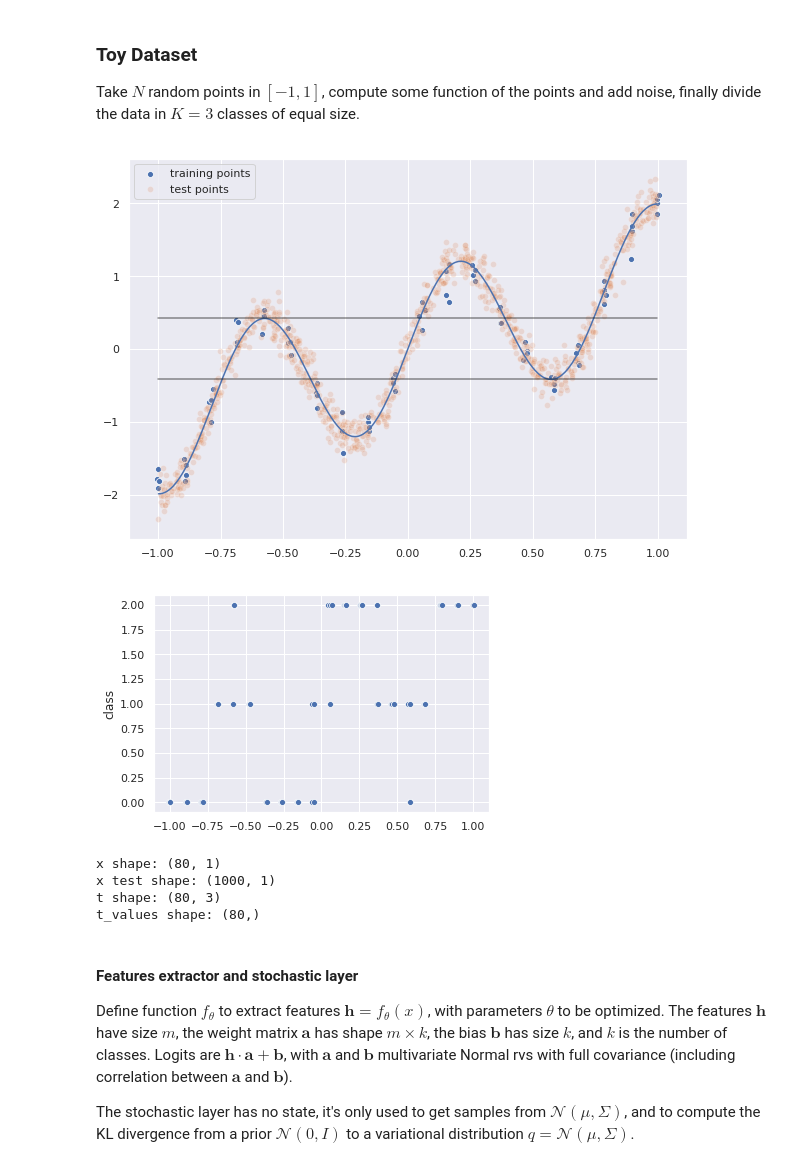
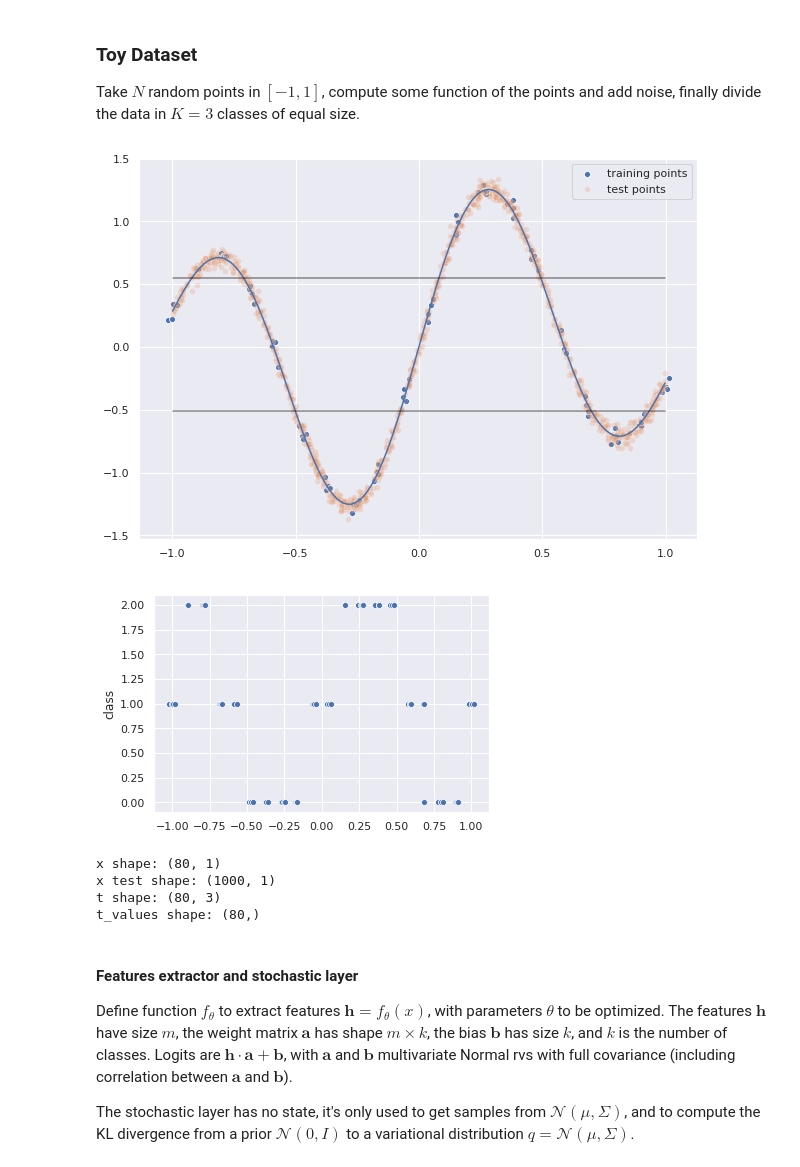
Before and after one commit to vlievin/deep-bayes, a Jupyter notebook: classification-toyexample-covariance.ipynb, the cells around one changed output. Saved outputs shown, nothing was run; the diff lists cells and outputs as text; code cells hidden in the pictures.

```diff
--- a/classification-toyexample-covariance.ipynb
+++ b/classification-toyexample-covariance.ipynb
@@ -97,9 +101,9 @@ Take $N$ random points in $[-1, 1]$, compute some function of the points and add
 # %%
 N = 80    # data points
 duplicate_factor = 4
-duplicate_sigma = 0.005
+duplicate_sigma = 0.01
 N_test = 1000  # test data points
-sigma = .15  # final noise
+sigma = .04  # final noise
 n_classes = 3
 
 ## Random data points
@@ -116,7 +120,7 @@ x_test = np.random.rand(N_test, 1) * 2 - 1
 
 x = np.concatenate((x_test, x), axis=0)
 
-fx = x + np.sin(8 * x)
+fx = -x**3 + x + np.sin(6 * x)
 noisy_fx = fx + sigma*np.random.randn(*x.shape)  # function to compute labels
 
 # Divide data interval in n_classes regions
@@ -158,35 +162,35 @@ for i in range(1, n_classes):
 plt.legend()
 plt.show()
 
 # Plot class distribution
 sns.scatterplot(x[:, 0], t_values)
 plt.ylabel('class')
 plt.show()
 
 
 # # Plot continuous data and class thresholds: test data
 # plt.figure(figsize=(10, 7))
 # plt.plot(x_test, fx_test)
 # sns.scatterplot(x_test[:, 0], noisy_fx_test[:, 0])
 # for i in range(1, n_classes):
 #     plt.plot([x_test[0], x_test[-1]], np.array([1., 1.]) * thresholds[i], color='k', alpha=0.5)
 # plt.show()
 
 
 
 print('x shape:', x.shape)
 print('x test shape:', x_test.shape)
 
 print('t shape:', t.shape)
 print('t_values shape:', t_values.shape)
 
 x = torch.tensor(x, dtype=torch.float)
 t_values = torch.tensor(t_values, dtype=torch.long)
 x_test = torch.tensor(x_test, dtype=torch.float)
 t_values_test = torch.tensor(t_values_test, dtype=torch.long)
 # %% [output]
-[figure, old version]
+[figure, new version]
-[figure, old version]
+[figure, new version]
 x shape: (80, 1)
 x test shape: (1000, 1)
 t shape: (80, 3)
```
Also changed, not shown: parts of 6 cells of this notebook.
